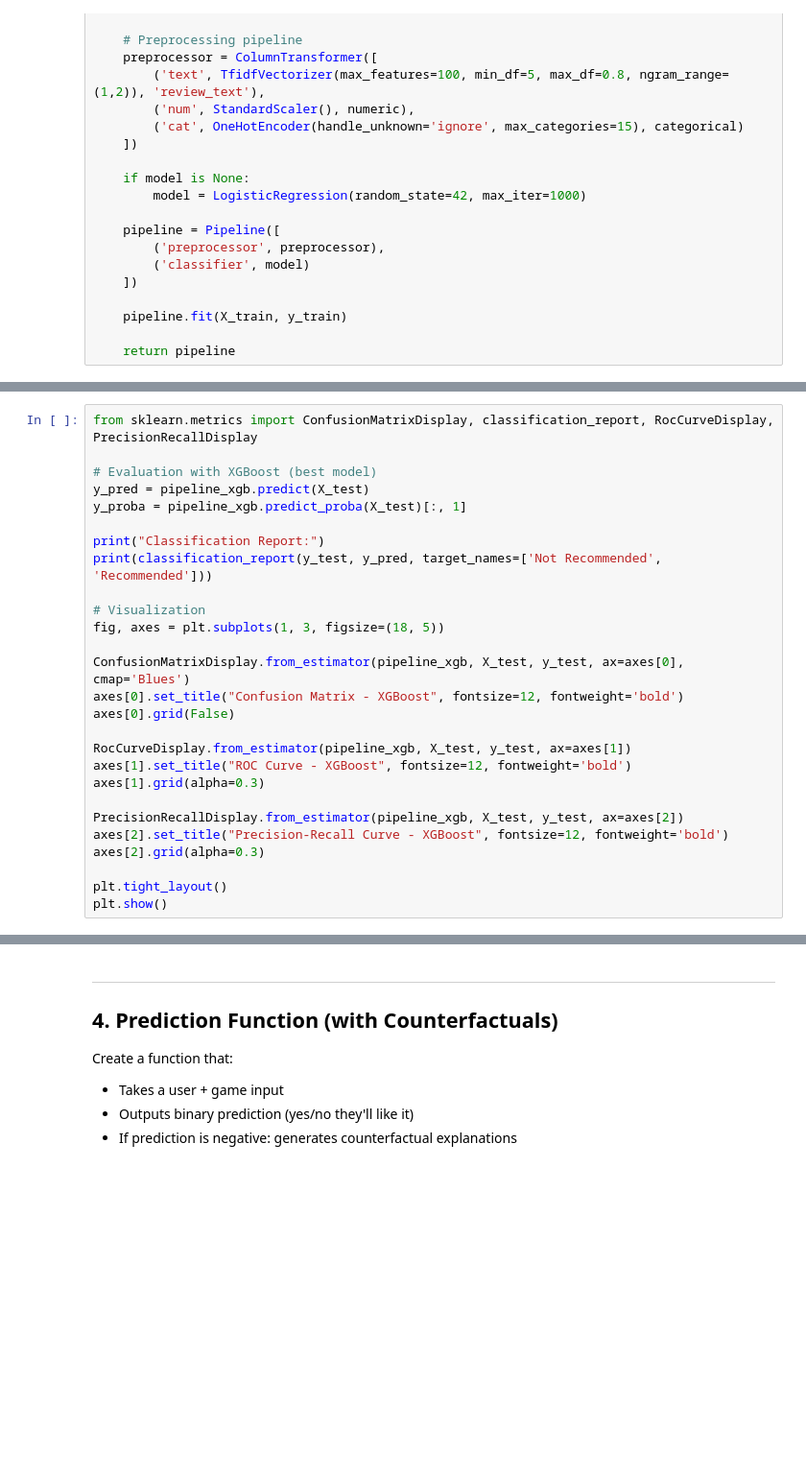
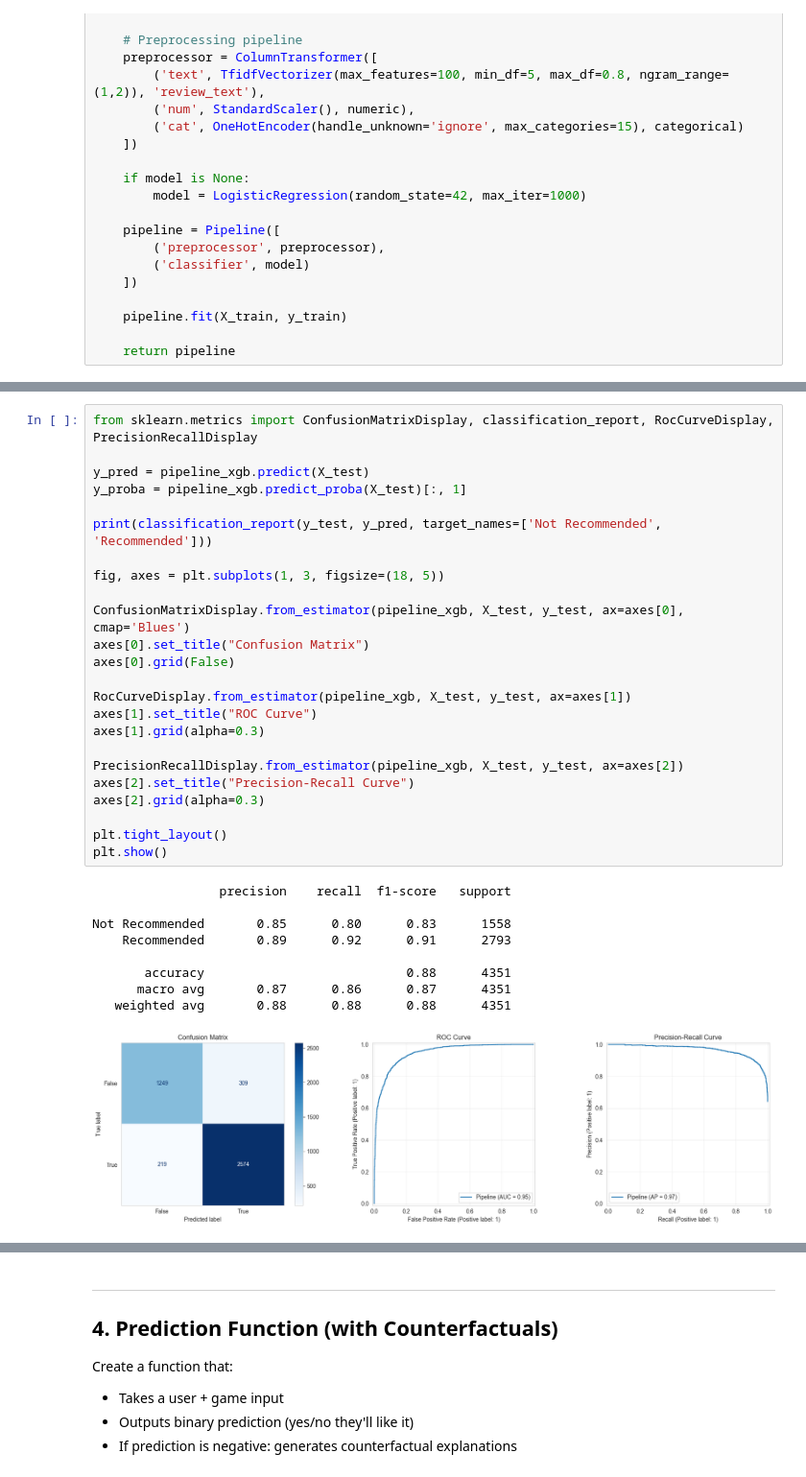
Before and after one commit to miketheofan/msc-in-data-science, a Jupyter notebook: interpretable-predictions/interpretable_predictions.ipynb, the cells around one changed output, grey strips where cells are left out. Shown at 96% size. Saved outputs shown, nothing was run; the diff lists cells and outputs as text; blank space fills up the shorter version.

```diff
--- a/interpretable-predictions/interpretable_predictions.ipynb
+++ b/interpretable-predictions/interpretable_predictions.ipynb
@@ -481,28 +525,35 @@ print(f"Best Overall Score: {results_df.loc[best_overall_idx, 'Model']} ({result
 # %%
 from sklearn.metrics import ConfusionMatrixDisplay, classification_report, RocCurveDisplay, PrecisionRecallDisplay
 
-# Evaluation with XGBoost (best model)
 y_pred = pipeline_xgb.predict(X_test)
 y_proba = pipeline_xgb.predict_proba(X_test)[:, 1]
 
-print("Classification Report:")
 print(classification_report(y_test, y_pred, target_names=['Not Recommended', 'Recommended']))
 
-# Visualization
 fig, axes = plt.subplots(1, 3, figsize=(18, 5))
 
 ConfusionMatrixDisplay.from_estimator(pipeline_xgb, X_test, y_test, ax=axes[0], cmap='Blues')
-axes[0].set_title("Confusion Matrix - XGBoost", fontsize=12, fontweight='bold')
+axes[0].set_title("Confusion Matrix")
 axes[0].grid(False)
 
 RocCurveDisplay.from_estimator(pipeline_xgb, X_test, y_test, ax=axes[1])
-axes[1].set_title("ROC Curve - XGBoost", fontsize=12, fontweight='bold')
+axes[1].set_title("ROC Curve")
 axes[1].grid(alpha=0.3)
 
 PrecisionRecallDisplay.from_estimator(pipeline_xgb, X_test, y_test, ax=axes[2])
-axes[2].set_title("Precision-Recall Curve - XGBoost", fontsize=12, fontweight='bold')
+axes[2].set_title("Precision-Recall Curve")
 axes[2].grid(alpha=0.3)
 
 plt.tight_layout()
 plt.show()
+# %% [output]
+                 precision    recall  f1-score   support
+
+Not Recommended       0.85      0.80      0.83      1558
+    Recommended       0.89      0.92      0.91      2793
+
+       accuracy                           0.88      4351
+      macro avg       0.87      0.86      0.87      4351
+   weighted avg       0.88      0.88      0.88      4351
+[figure, added]
 # %%
```
Also changed, not shown: parts of 19 cells of this notebook.
